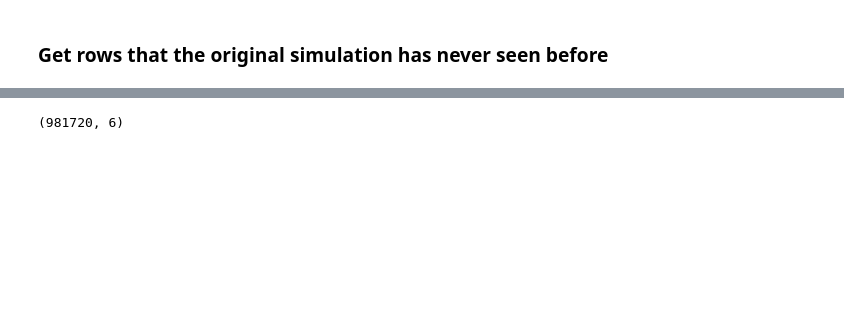
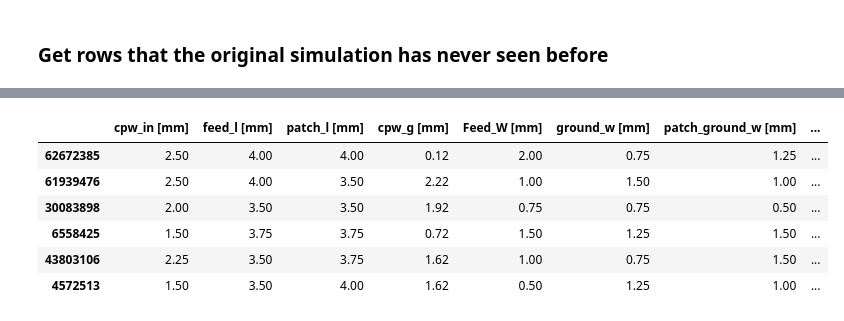
Before and after one commit to meowsome/antenna-ml, a Jupyter notebook: research/unseen_rows.ipynb, the cells around one changed output, grey strips where cells are left out. Cells and saved outputs as stored; diff of their text form; code cells hidden in the pictures; blank space fills up the shorter version.

```diff
--- a/research/unseen_rows.ipynb
+++ b/research/unseen_rows.ipynb
@@ -35,6 +51,6 @@ df.shape
 # %%
-df = pd.read_csv("../test_data/patch_antenna/Patch Antenna S11 Data.csv")
-X = df.drop(columns=['dB(S(1,1)) []'])
+# df = pd.read_csv("../test_data/patch_antenna/Patch Antenna S11 Data.csv")
+# X = df.drop(columns=['dB(S(1,1)) []'])
 # %%
 complete_df = pd.DataFrame(columns=X.columns)
 
@@ -69,4 +85,10 @@ Unique Permutations not in Original: (9720, 6)
-# %%
-merged.shape
-# %% [output]
-(981720, 6)
+# %%
+merged.sample(n=6)
+# %% [output]
+|  | cpw_in [mm] | feed_l [mm] | patch_l [mm] | cpw_g [mm] | Feed_W [mm] | ground_w [mm] | patch_ground_w [mm] | ... |
+| 62672385 | 2.50 | 4.00 | 4.00 | 0.12 | 2.00 | 0.75 | 1.25 | ... |
+| 61939476 | 2.50 | 4.00 | 3.50 | 2.22 | 1.00 | 1.50 | 1.00 | ... |
+| 30083898 | 2.00 | 3.50 | 3.50 | 1.92 | 0.75 | 0.75 | 0.50 | ... |
+| 6558425 | 1.50 | 3.75 | 3.75 | 0.72 | 1.50 | 1.25 | 1.50 | ... |
+| 43803106 | 2.25 | 3.50 | 3.75 | 1.62 | 1.00 | 0.75 | 1.50 | ... |
+| 4572513 | 1.50 | 3.50 | 4.00 | 1.62 | 0.50 | 1.25 | 1.00 | ... |
```
Also changed, not shown: parts of 6 cells of this notebook, 3 other files.
